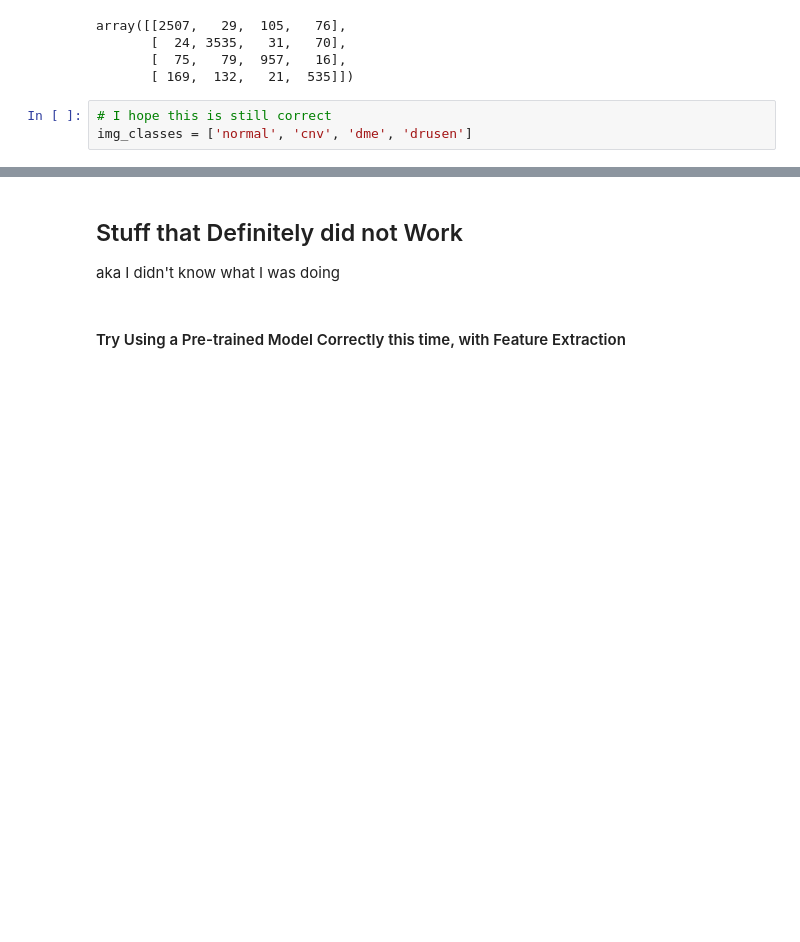
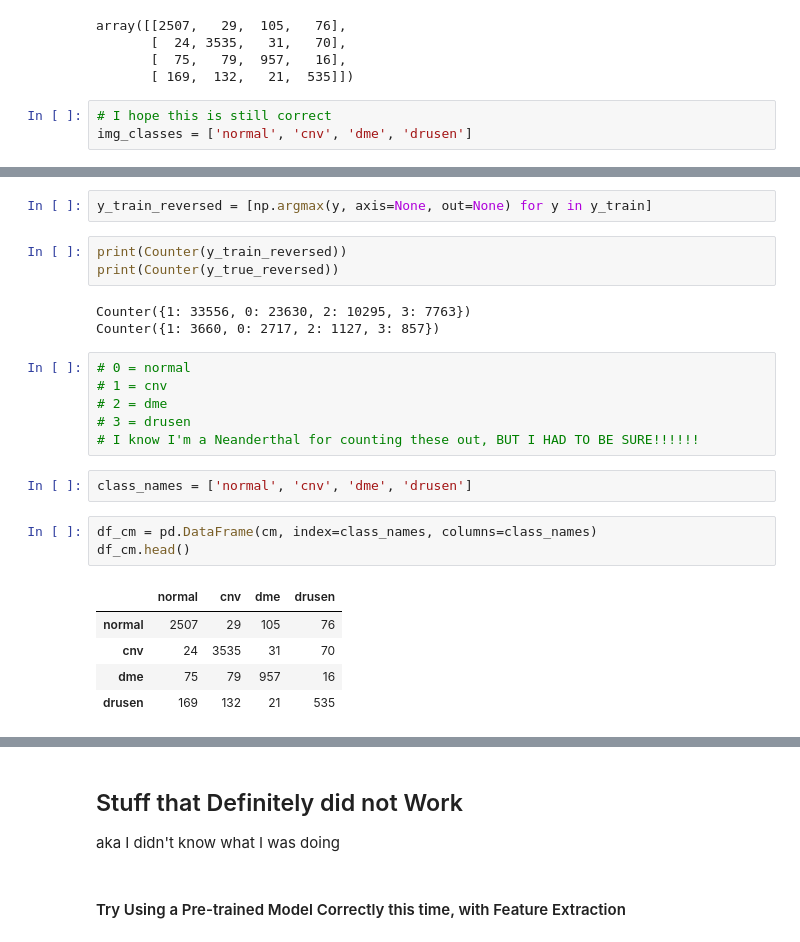
Before and after one commit to MagicMilly/conv-net-computer-vision, a Jupyter notebook: student.ipynb, the cells around one changed output, grey strips where cells are left out. Cells and saved outputs as stored; diff of their text form; blank space fills up the shorter version.

```diff
--- a/student.ipynb
+++ b/student.ipynb
@@ -912,0 +931,25 @@ img_classes = ['normal', 'cnv', 'dme', 'drusen']
+# %%
+y_train_reversed = [np.argmax(y, axis=None, out=None) for y in y_train]
+# %%
+print(Counter(y_train_reversed))
+print(Counter(y_true_reversed))
+# %% [output]
+Counter({1: 33556, 0: 23630, 2: 10295, 3: 7763})
+Counter({1: 3660, 0: 2717, 2: 1127, 3: 857})
+# %%
+# 0 = normal
+# 1 = cnv
+# 2 = dme
+# 3 = drusen
+# I know I'm a Neanderthal for counting these out, BUT I HAD TO BE SURE!!!!!!
+# %%
+class_names = ['normal', 'cnv', 'dme', 'drusen']
+# %%
+df_cm = pd.DataFrame(cm, index=class_names, columns=class_names)
+df_cm.head()
+# %% [output]
+|  | normal | cnv | dme | drusen |
+| normal | 2507 | 29 | 105 | 76 |
+| cnv | 24 | 3535 | 31 | 70 |
+| dme | 75 | 79 | 957 | 16 |
+| drusen | 169 | 132 | 21 | 535 |
```
Also changed, not shown: parts of 5 cells of this notebook.
